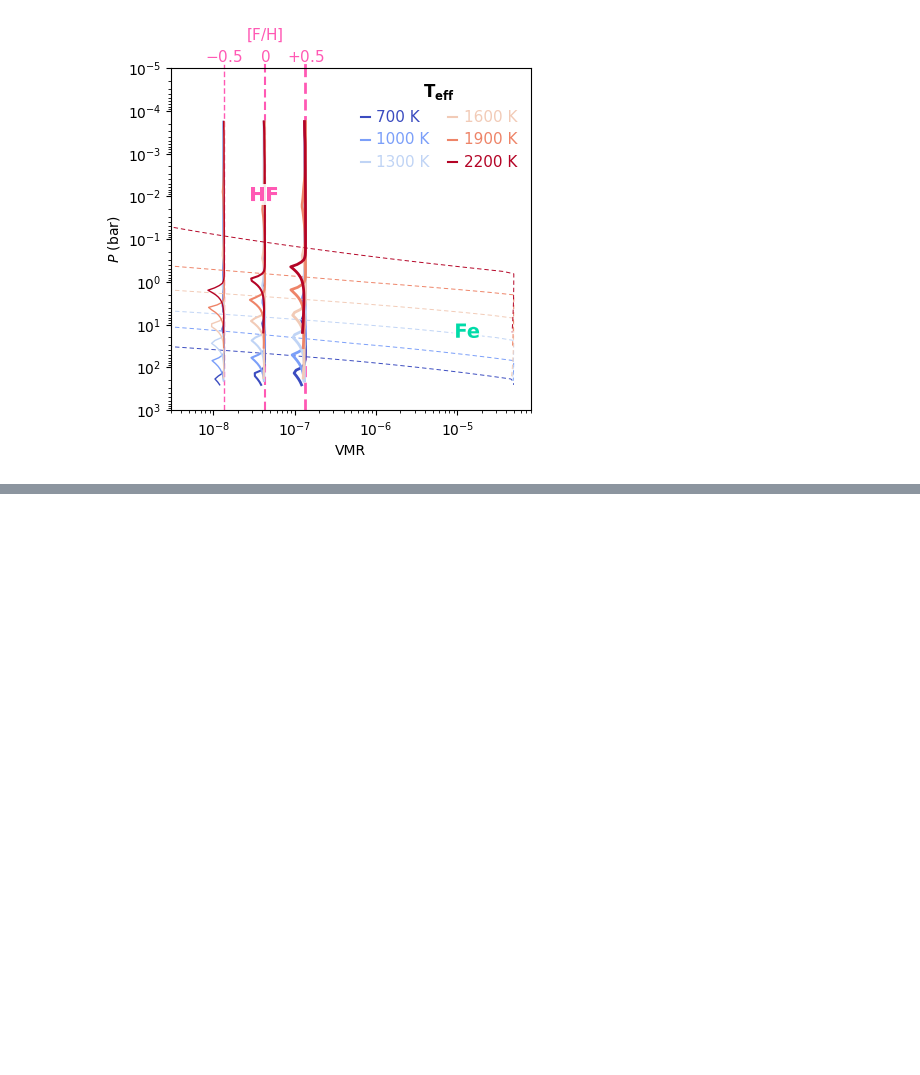
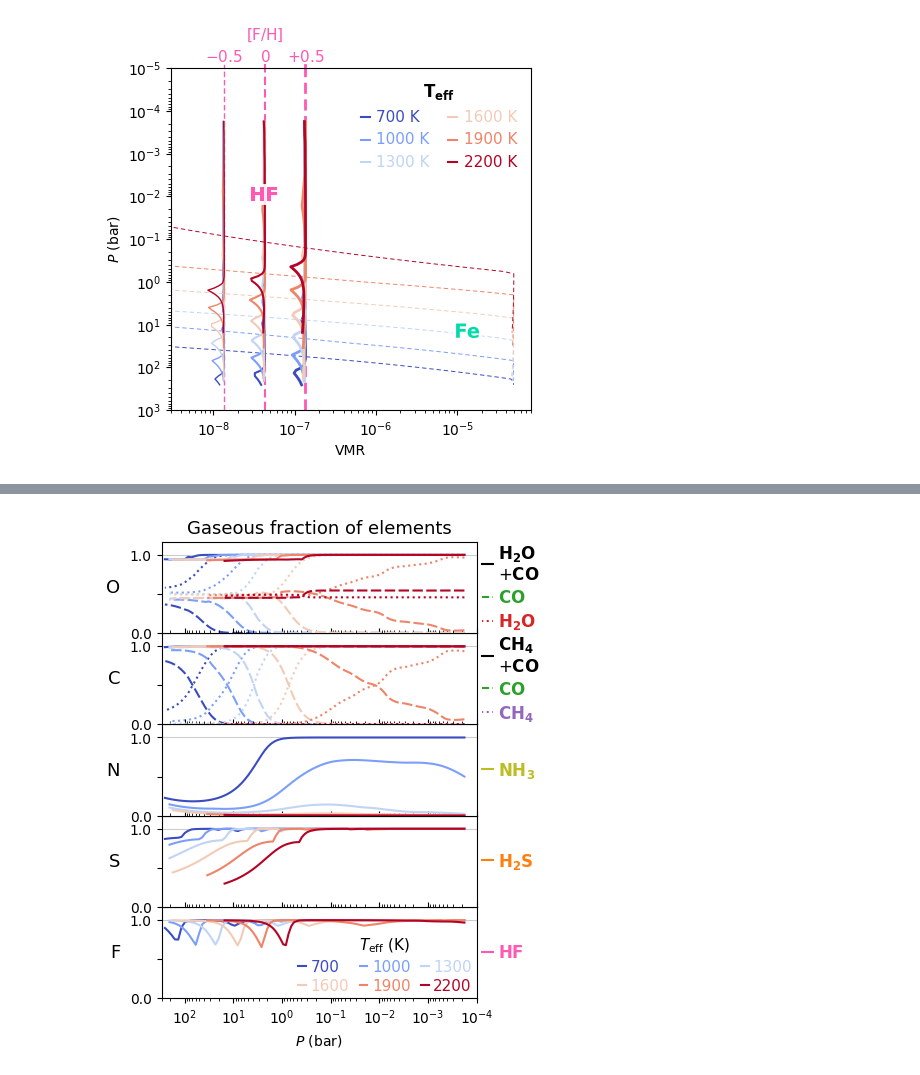
Before and after one commit to samderegt/retrieval_base, a Jupyter notebook: Luhman_16/figures/plot_HF_VMR.ipynb, the cells around one changed output, grey strips where cells are left out. Drawn from its saved outputs; the diff is of its cells as text; code cells hidden in the pictures; blank space fills up the shorter version.

```diff
--- a/Luhman_16/figures/plot_HF_VMR.ipynb
+++ b/Luhman_16/figures/plot_HF_VMR.ipynb
@@ -401,0 +331,99 @@ plt.show()
+# %%
+color_species = {'HF':'#FF59B4', '12CO':'C2', 'H2O':'C3', 'NH3':'C8', 'CH4':'C4', 'H2S':'C1'}
+cmap = plt.get_cmap('coolwarm')
+N = len(T_eff)
+
+fig = plt.figure(figsize=(4.5,5.5))
+gs = fig.add_gridspec(nrows=5, ncols=1, hspace=0.0)
+ax = np.array([
+    fig.add_subplot(gs[4,0]),
+    fig.add_subplot(gs[3,0]),
+    fig.add_subplot(gs[2,0]),
+    fig.add_subplot(gs[1,0]),
+    fig.add_subplot(gs[0,0]),
+])
+ax = ax[::-1]
+
+
+
+for i, T_eff_i in enumerate(T_eff):
+
+    zorder = np.argwhere(np.sort(T_eff)==T_eff_i)[0][0]
+    c = cmap((T_eff_i-T_eff.min())/(T_eff.max()-T_eff.min()))
+
+    # for j, lw in zip([i,i+N,i+2*N], [1,1.5,2]):
+    for j, lw in zip([i+N], [1.5]):
+        # O, C, N, S, F
+        ax[0].plot(P[j], (VMR['C1O1'][j]+VMR['H2O1'][j])/VMR_tot['O'][j], c=c, lw=lw, zorder=zorder)
+        ax[0].plot(P[j], VMR['C1O1'][j]/VMR_tot['O'][j], c=c, lw=lw, ls=(0,(5,1.65)), zorder=zorder)
+        ax[0].plot(P[j], VMR['H2O1'][j]/VMR_tot['O'][j], c=c, lw=lw, ls=(0,(1,1.65)), zorder=zorder)
+
+        ax[1].plot(P[j], (VMR['C1O1'][j]+VMR['C1H4'][j])/VMR_tot['C'][j], c=c, lw=lw, zorder=zorder)
+        ax[1].plot(P[j], VMR['C1O1'][j]/VMR_tot['C'][j], c=c, lw=lw, ls=(0,(5,1.65)), zorder=zorder)
+        ax[1].plot(P[j], VMR['C1H4'][j]/VMR_tot['C'][j], c=c, lw=lw, ls=(0,(1,1.65)), zorder=zorder)
+
+        ax[2].plot(P[j], VMR['H3N1'][j]/VMR_tot['N'][j], c=c, lw=lw, zorder=zorder)
+        ax[3].plot(P[j], VMR['H2S1'][j]/VMR_tot['S'][j], c=c, lw=lw, zorder=zorder)
+        ax[4].plot(P[j], VMR['F1H1'][j]/VMR_tot['F'][j], c=c, lw=lw, zorder=zorder, label='{:.0f}'.format(T_eff_i))
+
+# ax[0].plot(np.nan, np.nan, c='k', lw=lw, label=r'$\mathrm{\bf CO}$+'+'\n'+r'$\mathrm{\bf H_2O}$')
+ax[0].plot(np.nan, np.nan, c='k', lw=lw, label=r'$\mathrm{\bf H_2O}$'+'\n+'+r'$\mathrm{\bf CO}$')
+ax[0].plot(np.nan, np.nan, c=color_species['12CO'], lw=lw, ls=(1.6,(5,1.65)), label=r'$\mathrm{\bf CO}$')
+ax[0].plot(np.nan, np.nan, c=color_species['H2O'], lw=lw, ls=(0.4,(1,1.65)), label=r'$\mathrm{\bf H_2O}$')
+
+ax[1].plot(np.nan, np.nan, c='k', lw=lw, label=r'$\mathrm{\bf CH_4}$'+'\n+'+r'$\mathrm{\bf CO}$')
+ax[1].plot(np.nan, np.nan, c=color_species['12CO'], lw=lw, ls=(1.6,(5,1.65)), label=r'$\mathrm{\bf CO}$')
+ax[1].plot(np.nan, np.nan, c=color_species['CH4'], lw=lw, ls=(0.4,(1,1.65)), label=r'$\mathrm{\bf CH_4}$')
+ax[2].plot(np.nan, np.nan, c=color_species['NH3'], lw=lw, label=r'$\mathrm{\bf NH_3}$')
+ax[3].plot(np.nan, np.nan, c=color_species['H2S'], lw=lw, label=r'$\mathrm{\bf H_2S}$')
+ax_4 = ax[4].twinx()
+ax_4.axis('off')
+ax_4.plot(np.nan, np.nan, c=color_species['HF'], lw=lw, label=r'$\mathrm{\bf HF}$')
+
+legend_kwargs = dict(
+    edgecolor='none', facecolor='none',
+    labelcolor='linecolor', prop={'size':12}, handlelength=0.7, handletextpad=0.3,
+    borderpad=0.1, borderaxespad=0.2, labelspacing=0.3, #markerfirst=False,
+)
+ax[0].legend(loc='center left', bbox_to_anchor=(1,0.5), **legend_kwargs)
+ax[1].legend(loc='center left', bbox_to_anchor=(1,0.5), **legend_kwargs)
+ax[2].legend(loc='center left', bbox_to_anchor=(1,0.5), **legend_kwargs)
+ax[3].legend(loc='center left', bbox_to_anchor=(1,0.5), **legend_kwargs)
+ax_4.legend(loc='center left', bbox_to_anchor=(1,0.5), **legend_kwargs)
+
+ax[-1].legend(
+    loc='lower right', bbox_to_anchor=(1,0), ncols=3, edgecolor='none', facecolor='none',
+    columnspacing=0.7, handlelength=0.5, handletextpad=0.3, labelspacing=0.3,
+    labelcolor='linecolor', prop={'size':11}, borderpad=0.2, borderaxespad=0.1,
+    title=r'$T_\mathrm{eff}\ \mathrm{(K)}$', title_fontsize=11,
+)
+ax[0].set_title('Gaseous fraction of elements', fontsize=13)#, fontweight='bold')
+
+for i, ax_i in enumerate(ax):
+    ax_i.set(
+        xscale='log', #xlim=(1e3,1e-5),
+        xlim=(3e2,1e-4),
+        ylim=(0.,1.17), yticks=[0,0.5,1], yticklabels=['0.0','','1.0'],
+        # ylim=(0.85,1.1),
+    )
+    ax_i.axhline(1, c='k', lw=0.8, alpha=0.2, zorder=-1)
+    if i != len(ax)-1:
+        ax_i.set(xticklabels=[])
+        ax_i.tick_params('x', which='both', direction='in')
+    else:
+        ax_i.set(xlabel=r'$P\ (\mathrm{bar})$')
+
+    # if i != 0:
+    #     ax_i.tick_params('x', which='both', top=True)
+
+    ax_i.set_ylabel(['O', 'C', 'N', 'S', 'F'][i], fontsize=13, rotation=0, ha='right', va='center', labelpad=7)
+
+    # t0, *_, t1 = ax_i.yaxis.get_majorticklabels()
+    # t0.set_verticalalignment('bottom')
+    # t1.set_verticalalignment('top')
+
+plt.subplots_adjust(left=0.14, bottom=0.1, top=0.93, right=0.84)
+plt.savefig(f'./plots/gaseous_fraction.pdf')
+plt.show()
+# %% [output]
+[figure, added]
```
Also changed, not shown: parts of 11 cells of this notebook, 3 other files.
